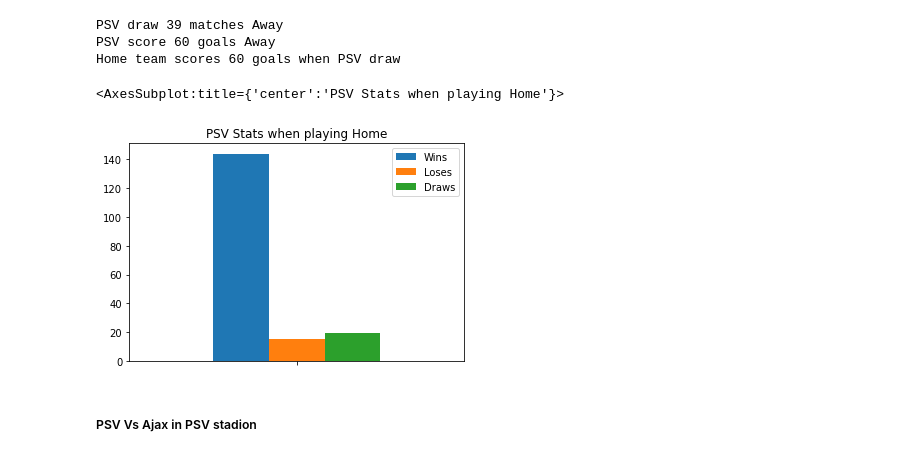
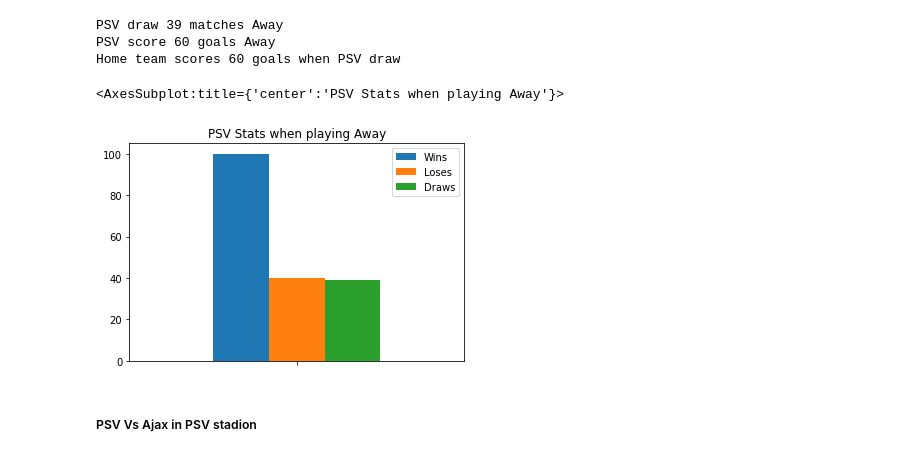
Before and after one commit to mohammedaljader/Football_Predictions_ML, a Jupyter notebook: notebook.ipynb, the cells around one changed output. Cells and saved outputs as stored; diff of their text form; code cells hidden in the pictures.

Commit message:
plotting 85% done

```diff
--- a/notebook.ipynb
+++ b/notebook.ipynb
@@ -868,17 +894,17 @@ PSV score 60 goals Away
 Home team scores 60 goals when PSV draw
 # %%
 plotdata = pd.DataFrame({
-    "Wins": len(PSVWinHome.index),
-    "Loses": len(PSVloseHome.index),
-    "Draws": len(PSVDrawHome.index)
+    "Wins": len(PSVWinAway.index),
+    "Loses": len(PSVLoseAway.index),
+    "Draws": len(PSVDrawAway.index)
     },
     index=[''],
 
 )
-plotdata.plot(kind = 'bar', title ="PSV Stats when playing Home")
+plotdata.plot(kind = 'bar', title ="PSV Stats when playing Away")
 # %% [output]
-<AxesSubplot:title={'center':'PSV Stats when playing Home'}>
+<AxesSubplot:title={'center':'PSV Stats when playing Away'}>
-[figure, old version]
+[figure, new version]
 # %% [markdown]
 ##### PSV Vs Ajax in PSV stadion
 # %%
```
Also changed, not shown: parts of 8 cells of this notebook, 1 other file.
